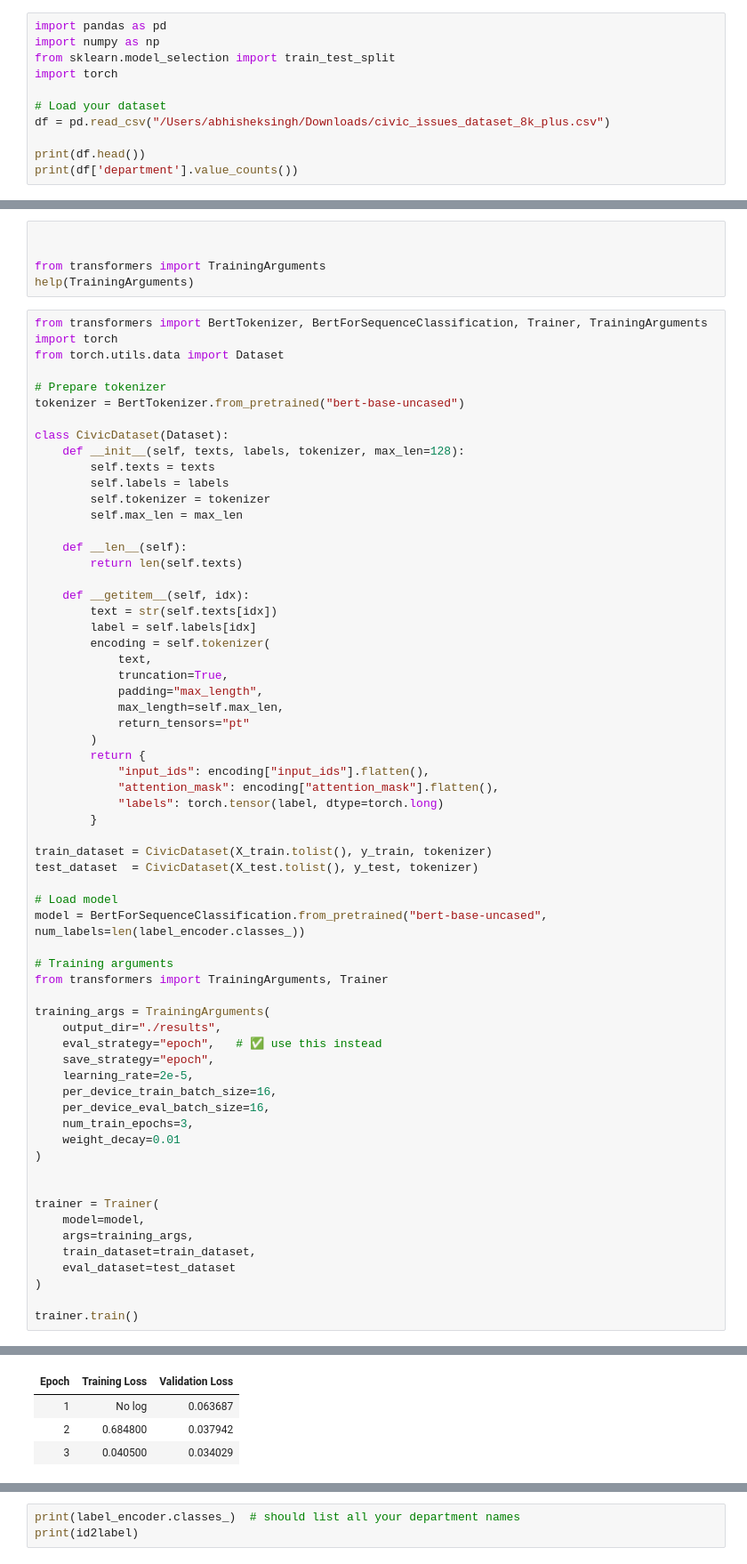
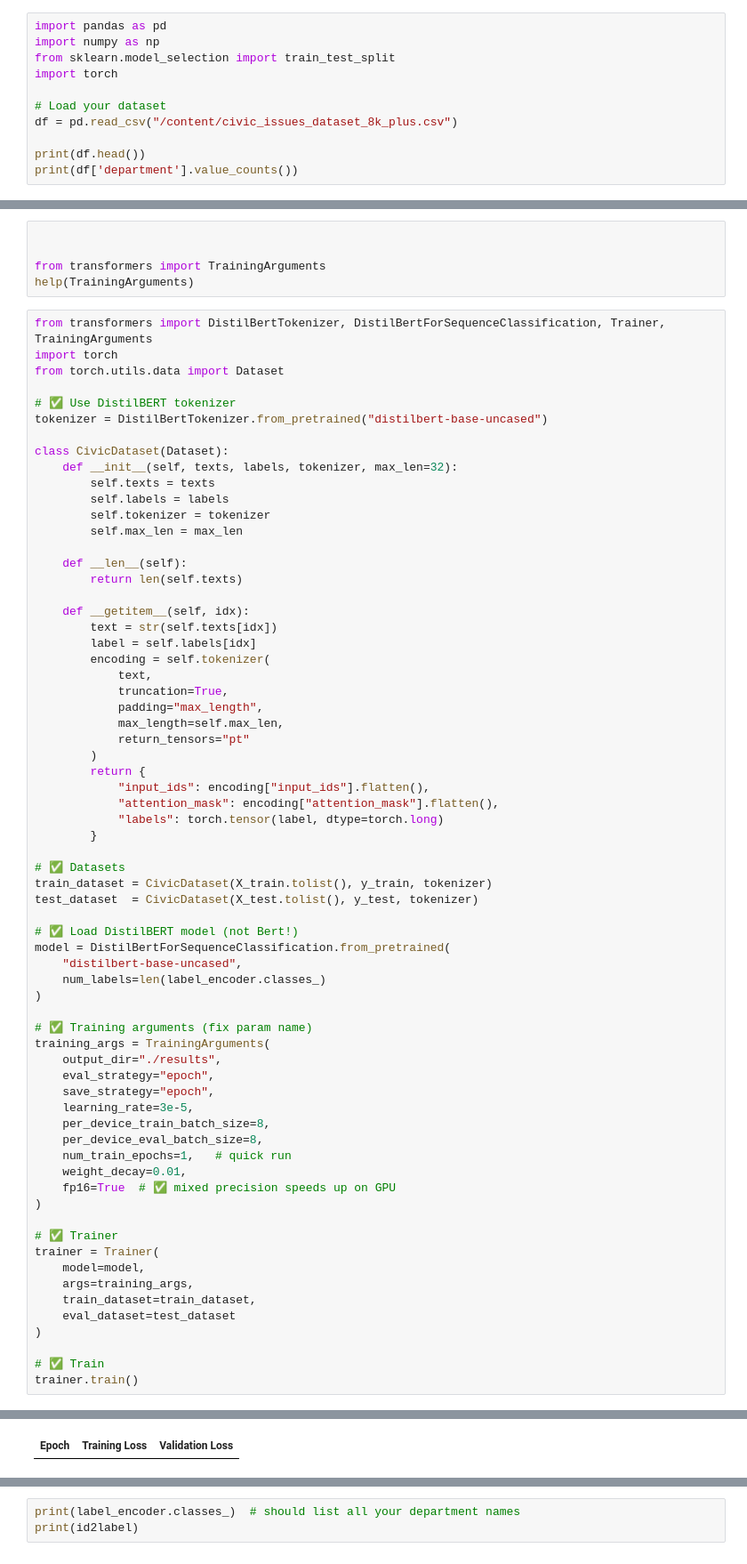
Before and after one commit to Abhishekthakur2602/Nlp_text_1, a Jupyter notebook: one3.ipynb, the cells around one changed output, grey strips where cells are left out. Shown at 89% size. Drawn from its saved outputs; the diff is of its cells as text.

```diff
--- a/one3.ipynb
+++ b/one3.ipynb
@@ -12,7 +14,7 @@ from sklearn.model_selection import train_test_split
 import torch
 
 # Load your dataset
-df = pd.read_csv("/Users/abhisheksingh/Downloads/civic_issues_dataset_8k_plus.csv")
+df = pd.read_csv("/content/civic_issues_dataset_8k_plus.csv")
 
 print(df.head())
 print(df['department'].value_counts())
@@ -141,15 +141,15 @@ print(transformers.__file__)
 from transformers import TrainingArguments
 help(TrainingArguments)
 # %%
-from transformers import BertTokenizer, BertForSequenceClassification, Trainer, TrainingArguments
+from transformers import DistilBertTokenizer, DistilBertForSequenceClassification, Trainer, TrainingArguments
 import torch
 from torch.utils.data import Dataset
 
-# Prepare tokenizer
-tokenizer = BertTokenizer.from_pretrained("bert-base-uncased")
+# ✅ Use DistilBERT tokenizer
+tokenizer = DistilBertTokenizer.from_pretrained("distilbert-base-uncased")
 
 class CivicDataset(Dataset):
-    def __init__(self, texts, labels, tokenizer, max_len=128):
+    def __init__(self, texts, labels, tokenizer, max_len=32):
         self.texts = texts
         self.labels = labels
         self.tokenizer = tokenizer
@@ -174,27 +174,30 @@ class CivicDataset(Dataset):
             "labels": torch.tensor(label, dtype=torch.long)
         }
 
+# ✅ Datasets
 train_dataset = CivicDataset(X_train.tolist(), y_train, tokenizer)
 test_dataset  = CivicDataset(X_test.tolist(), y_test, tokenizer)
 
-# Load model
-model = BertForSequenceClassification.from_pretrained("bert-base-uncased", num_labels=len(label_encoder.classes_))
+# ✅ Load DistilBERT model (not Bert!)
+model = DistilBertForSequenceClassification.from_pretrained(
+    "distilbert-base-uncased",
+    num_labels=len(label_encoder.classes_)
+)
 
-# Training arguments
-from transformers import TrainingArguments, Trainer
-
+# ✅ Training arguments (fix param name)
 training_args = TrainingArguments(
     output_dir="./results",
-    eval_strategy="epoch",   # ✅ use this instead
+    eval_strategy="epoch",
     save_strategy="epoch",
-    learning_rate=2e-5,
-    per_device_train_batch_size=16,
-    per_device_eval_batch_size=16,
-    num_train_epochs=3,
-    weight_decay=0.01
+    learning_rate=3e-5,
+    per_device_train_batch_size=8,
+    per_device_eval_batch_size=8,
+    num_train_epochs=1,   # quick run
+    weight_decay=0.01,
+    fp16=True  # ✅ mixed precision speeds up on GPU
 )
 
-
+# ✅ Trainer
 trainer = Trainer(
     model=model,
     args=training_args,
@@ -202,5 +205,6 @@ trainer = Trainer(
     eval_dataset=test_dataset
 )
 
+# ✅ Train
 trainer.train()
 # %% [output]
@@ -210,4 +214 @@ You should probably TRAIN this model on a down-stream task to be able to use it
 | Epoch | Training Loss | Validation Loss |
-| 1 | No log | 0.063687 |
-| 2 | 0.684800 | 0.037942 |
-| 3 | 0.040500 | 0.034029 |
```
Also changed, not shown: parts of 19 cells of this notebook.
